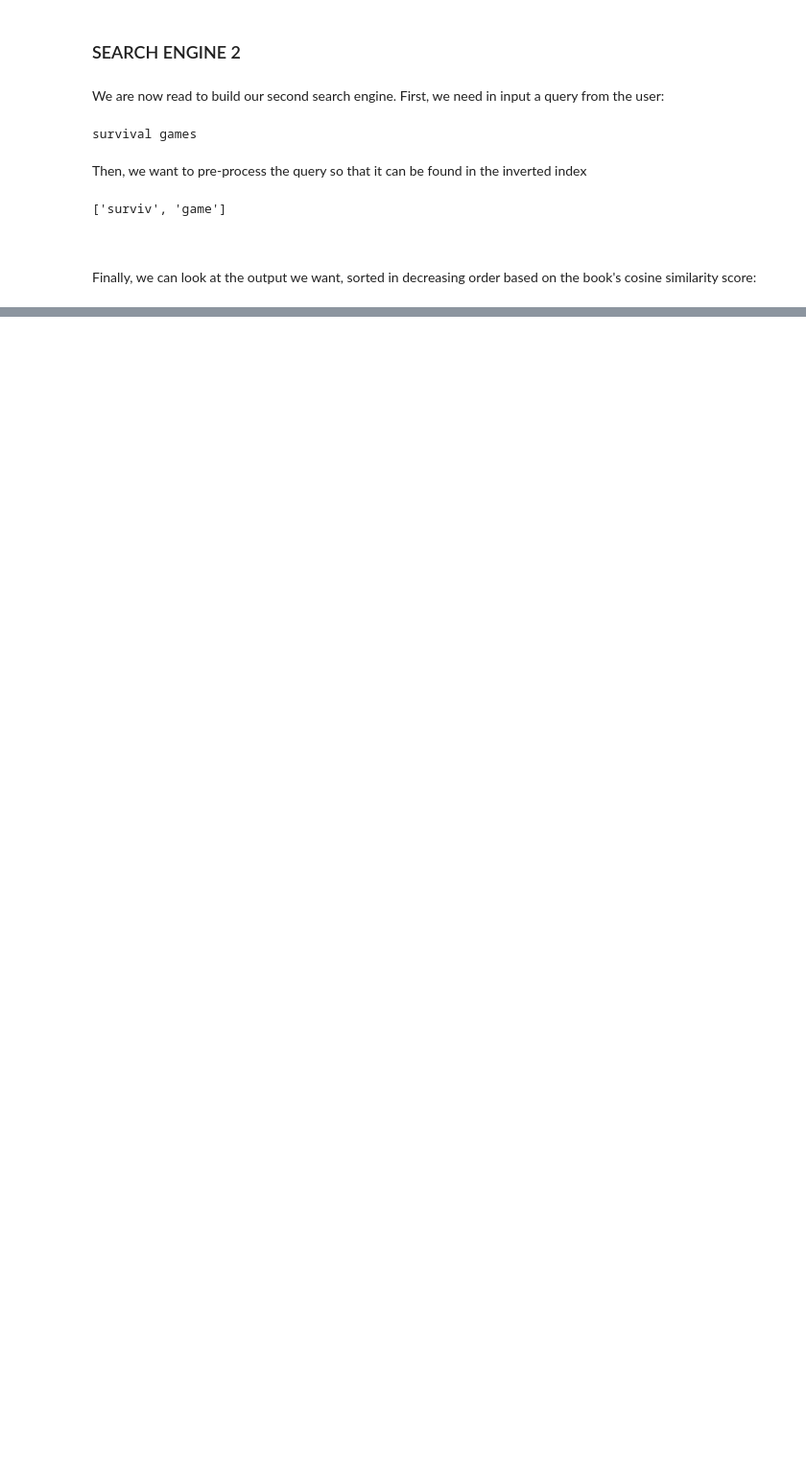
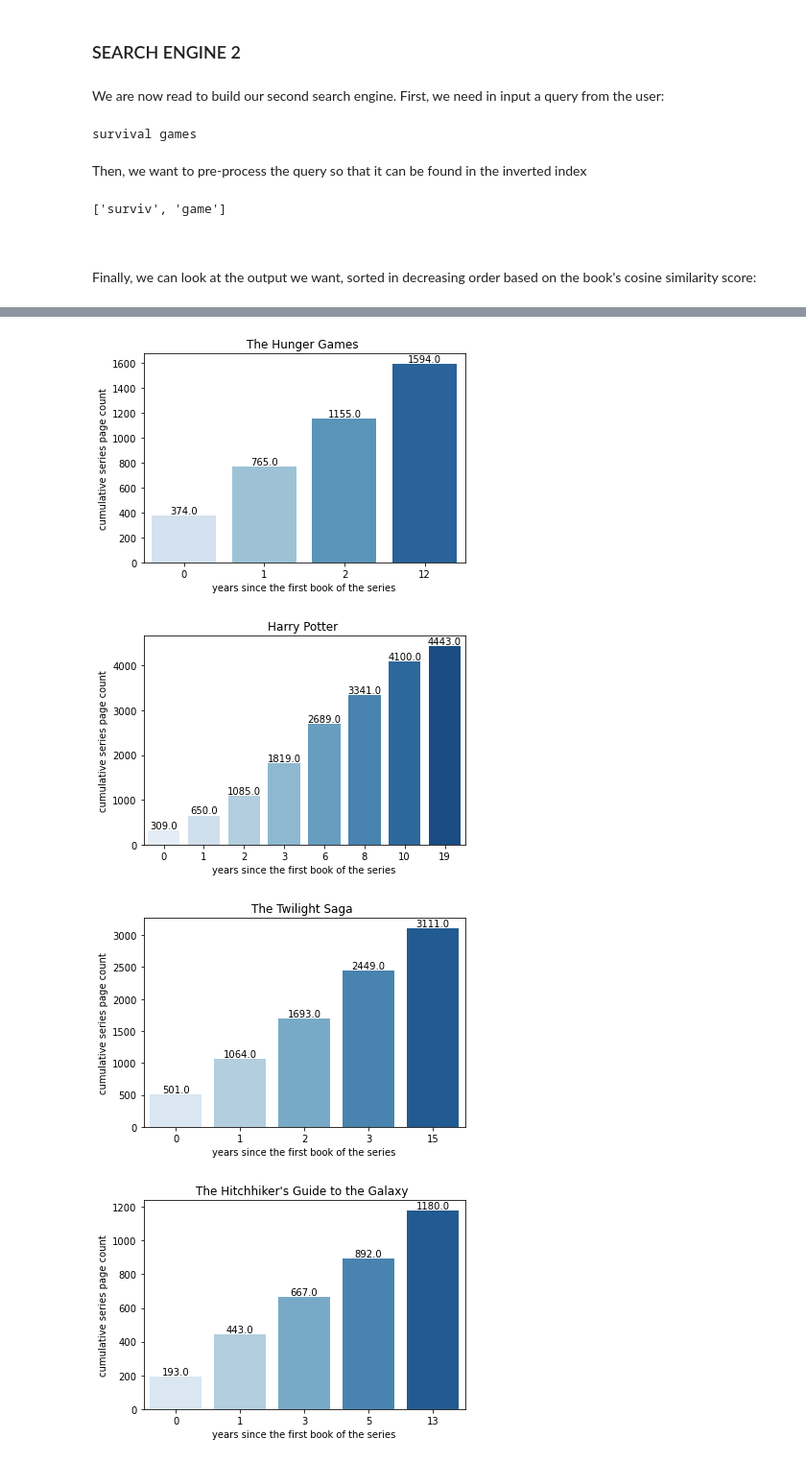
Before and after one commit to giuliacasale/ADM-HW3, a Jupyter notebook: HW3.ipynb, the cells around one changed output, grey strips where cells are left out. Shown at 96% size. Saved outputs shown, nothing was run; the diff lists cells and outputs as text; code cells hidden in the pictures; blank space fills up the shorter version.

```diff
--- a/HW3.ipynb
+++ b/HW3.ipynb
@@ -268,0 +288,2 @@ output2
+# %%
+df = fn.split_series_and_book_series(df)
@@ -268,0 +292,2 @@ output2
+# %%
+series_to_analyze = fn.series_to_analyze(df)
@@ -268,0 +310,2 @@ output2
+# %%
+df1 = fn.create_new_dataframe(df,series_to_analyze)
@@ -268,0 +328,2 @@ output2
+# %%
+df1['published'] = pd.to_datetime(df1['published'])
@@ -268,0 +351,7 @@ output2
+# %%
+fn.plot_series(series_to_analyze,df1)
+# %% [output]
+[figure, added]
+[figure, added]
+[figure, added]
+[figure, added]
```
Also changed, not shown: parts of 28 cells of this notebook.
